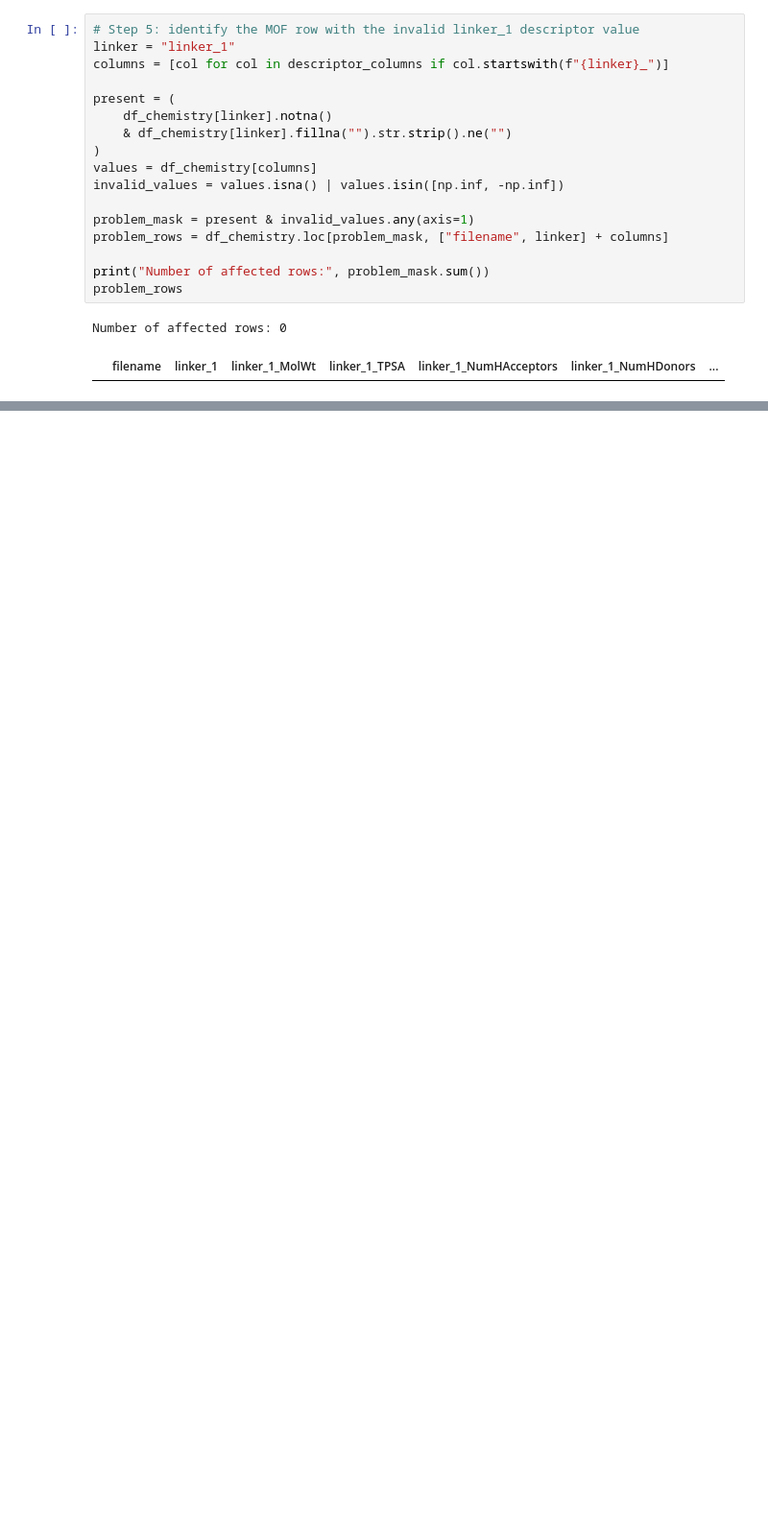
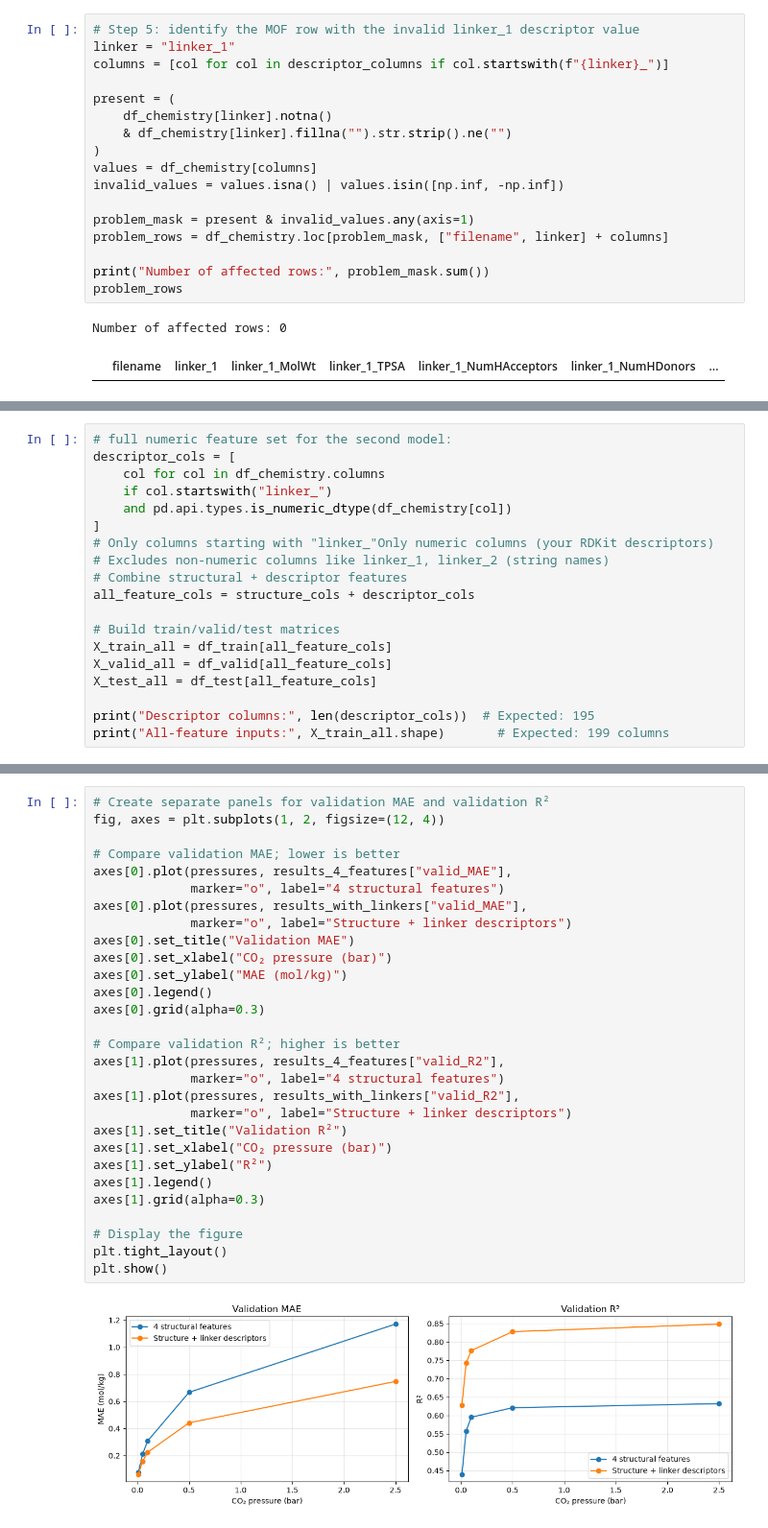
Before and after one commit to rbashiri/mof-co2-adsorption, a Jupyter notebook: notebook/phase_2/geometry_linker_modeling.ipynb, the cells around one changed output, grey strips where cells are left out. Shown at 96% size. Saved outputs shown, nothing was run; the diff lists cells and outputs as text; blank space fills up the shorter version.

```diff
--- a/notebook/phase_2/geometry_linker_modeling.ipynb
+++ b/notebook/phase_2/geometry_linker_modeling.ipynb
@@ -168,0 +257,19 @@ descriptors before deciding how to handle the row.
+# %%
+# full numeric feature set for the second model:
+descriptor_cols = [
+    col for col in df_chemistry.columns
+    if col.startswith("linker_")
+    and pd.api.types.is_numeric_dtype(df_chemistry[col])
+]
+# Only columns starting with "linker_"Only numeric columns (your RDKit descriptors)
+# Excludes non-numeric columns like linker_1, linker_2 (string names)
+# Combine structural + descriptor features
+all_feature_cols = structure_cols + descriptor_cols
+
+# Build train/valid/test matrices
+X_train_all = df_train[all_feature_cols]
+X_valid_all = df_valid[all_feature_cols]
+X_test_all = df_test[all_feature_cols]
+
+print("Descriptor columns:", len(descriptor_cols))  # Expected: 195
+print("All-feature inputs:", X_train_all.shape)       # Expected: 199 columns
@@ -168,0 +418,31 @@ descriptors before deciding how to handle the row.
+# %%
+# Create separate panels for validation MAE and validation R²
+fig, axes = plt.subplots(1, 2, figsize=(12, 4))
+
+# Compare validation MAE; lower is better
+axes[0].plot(pressures, results_4_features["valid_MAE"],
+             marker="o", label="4 structural features")
+axes[0].plot(pressures, results_with_linkers["valid_MAE"],
+             marker="o", label="Structure + linker descriptors")
+axes[0].set_title("Validation MAE")
+axes[0].set_xlabel("CO₂ pressure (bar)")
+axes[0].set_ylabel("MAE (mol/kg)")
+axes[0].legend()
+axes[0].grid(alpha=0.3)
+
+# Compare validation R²; higher is better
+axes[1].plot(pressures, results_4_features["valid_R2"],
+             marker="o", label="4 structural features")
+axes[1].plot(pressures, results_with_linkers["valid_R2"],
+             marker="o", label="Structure + linker descriptors")
+axes[1].set_title("Validation R²")
+axes[1].set_xlabel("CO₂ pressure (bar)")
+axes[1].set_ylabel("R²")
+axes[1].legend()
+axes[1].grid(alpha=0.3)
+
+# Display the figure
+plt.tight_layout()
+plt.show()
+# %% [output]
+[figure, added]
```
Also changed, not shown: parts of 22 cells of this notebook, 5 other files.
